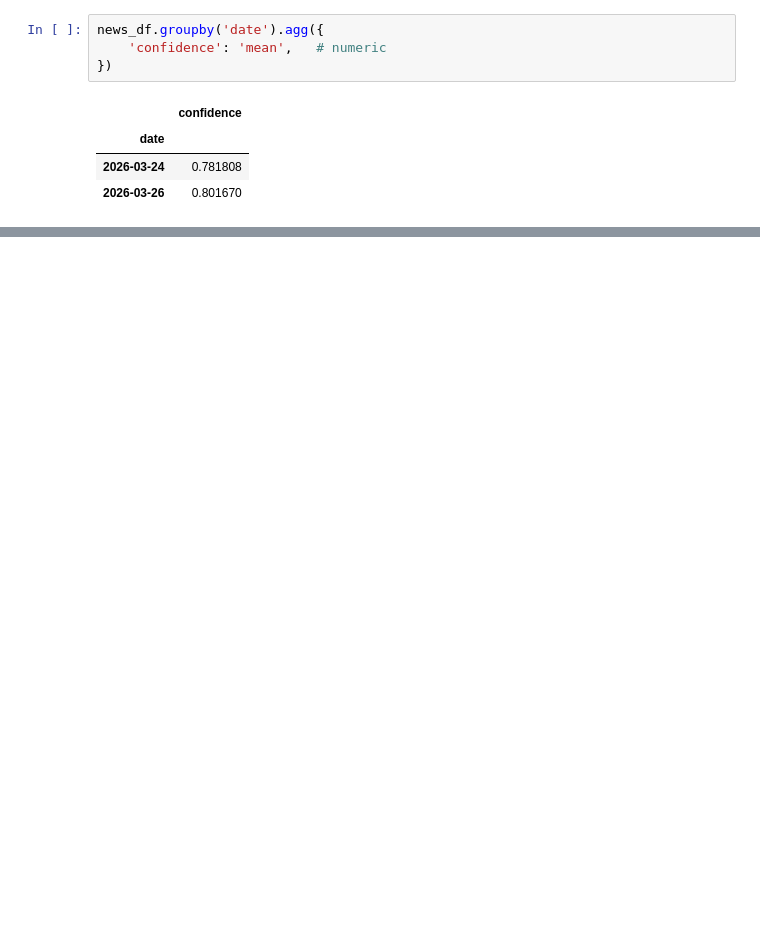
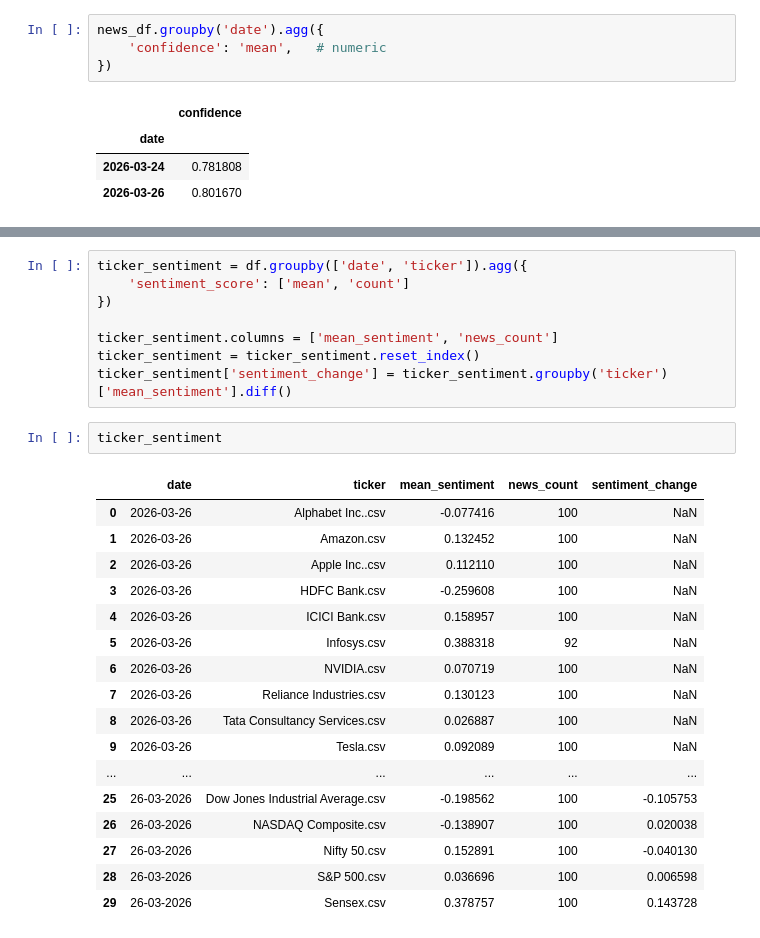
Before and after one commit to ajiteshsi/test_2, a Jupyter notebook: sentiment_gnews.ipynb, the cells around one changed output, grey strips where cells are left out. Drawn from its saved outputs; the diff is of its cells as text; blank space fills up the shorter version.

```diff
--- a/sentiment_gnews.ipynb
+++ b/sentiment_gnews.ipynb
@@ -327,0 +267,28 @@ nv_df.head()
+# %%
+ticker_sentiment = df.groupby(['date', 'ticker']).agg({
+    'sentiment_score': ['mean', 'count']
+})
+
+ticker_sentiment.columns = ['mean_sentiment', 'news_count']
+ticker_sentiment = ticker_sentiment.reset_index()
+ticker_sentiment['sentiment_change'] = ticker_sentiment.groupby('ticker')['mean_sentiment'].diff()
+# %%
+ticker_sentiment
+# %% [output]
+|  | date | ticker | mean_sentiment | news_count | sentiment_change |
+| 0 | 2026-03-26 | Alphabet Inc..csv | -0.077416 | 100 | NaN |
+| 1 | 2026-03-26 | Amazon.csv | 0.132452 | 100 | NaN |
+| 2 | 2026-03-26 | Apple Inc..csv | 0.112110 | 100 | NaN |
+| 3 | 2026-03-26 | HDFC Bank.csv | -0.259608 | 100 | NaN |
+| 4 | 2026-03-26 | ICICI Bank.csv | 0.158957 | 100 | NaN |
+| 5 | 2026-03-26 | Infosys.csv | 0.388318 | 92 | NaN |
+| 6 | 2026-03-26 | NVIDIA.csv | 0.070719 | 100 | NaN |
+| 7 | 2026-03-26 | Reliance Industries.csv | 0.130123 | 100 | NaN |
+| 8 | 2026-03-26 | Tata Consultancy Services.csv | 0.026887 | 100 | NaN |
+| 9 | 2026-03-26 | Tesla.csv | 0.092089 | 100 | NaN |
+| ... | ... | ... | ... | ... | ... |
+| 25 | 26-03-2026 | Dow Jones Industrial Average.csv | -0.198562 | 100 | -0.105753 |
+| 26 | 26-03-2026 | NASDAQ Composite.csv | -0.138907 | 100 | 0.020038 |
+| 27 | 26-03-2026 | Nifty 50.csv | 0.152891 | 100 | -0.040130 |
+| 28 | 26-03-2026 | S&P 500.csv | 0.036696 | 100 | 0.006598 |
+| 29 | 26-03-2026 | Sensex.csv | 0.378757 | 100 | 0.143728 |
```
Also changed, not shown: parts of 39 cells of this notebook.
